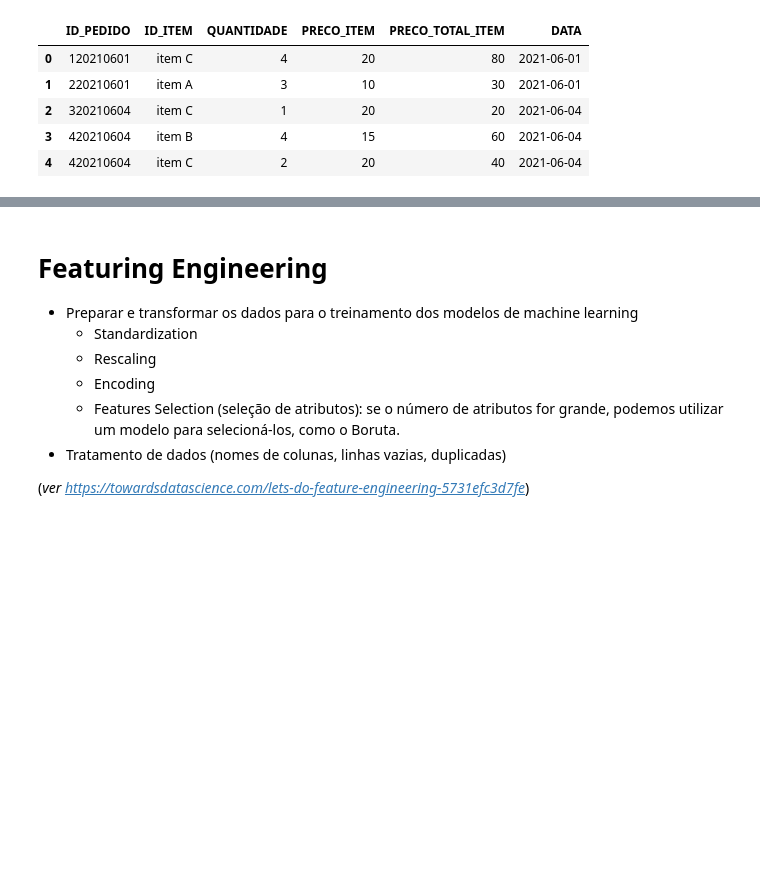
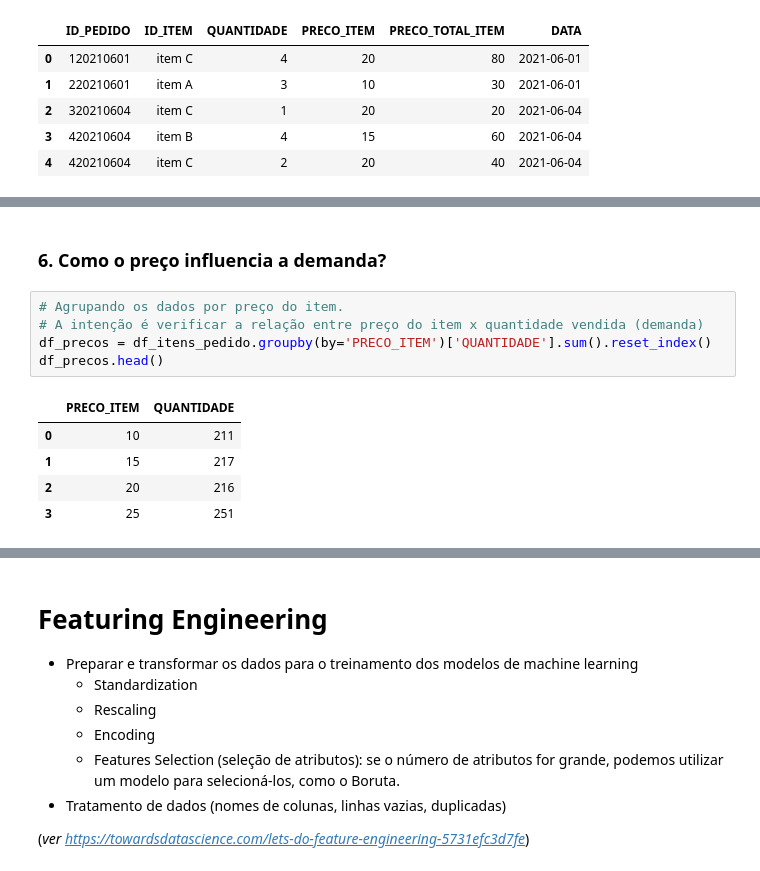
Before and after one commit to joaomj/case_mrhealth, a Jupyter notebook: notebook.ipynb, the cells around one changed output, grey strips where cells are left out. Drawn from its saved outputs; the diff is of its cells as text; blank space fills up the shorter version.

```diff
--- a/notebook.ipynb
+++ b/notebook.ipynb
@@ -111,0 +188,13 @@ A partir da análise exploratória, levantar algumas hipóteses para obter insig
+# %% [markdown]
+### 6. Como o preço influencia a demanda?
+# %%
+# Agrupando os dados por preço do item.
+# A intenção é verificar a relação entre preço do item x quantidade vendida (demanda)
+df_precos = df_itens_pedido.groupby(by='PRECO_ITEM')['QUANTIDADE'].sum().reset_index()
+df_precos.head()
+# %% [output]
+|  | PRECO_ITEM | QUANTIDADE |
+| 0 | 10 | 211 |
+| 1 | 15 | 217 |
+| 2 | 20 | 216 |
+| 3 | 25 | 251 |
```
Also changed, not shown: parts of 17 cells of this notebook, 1 other file.
